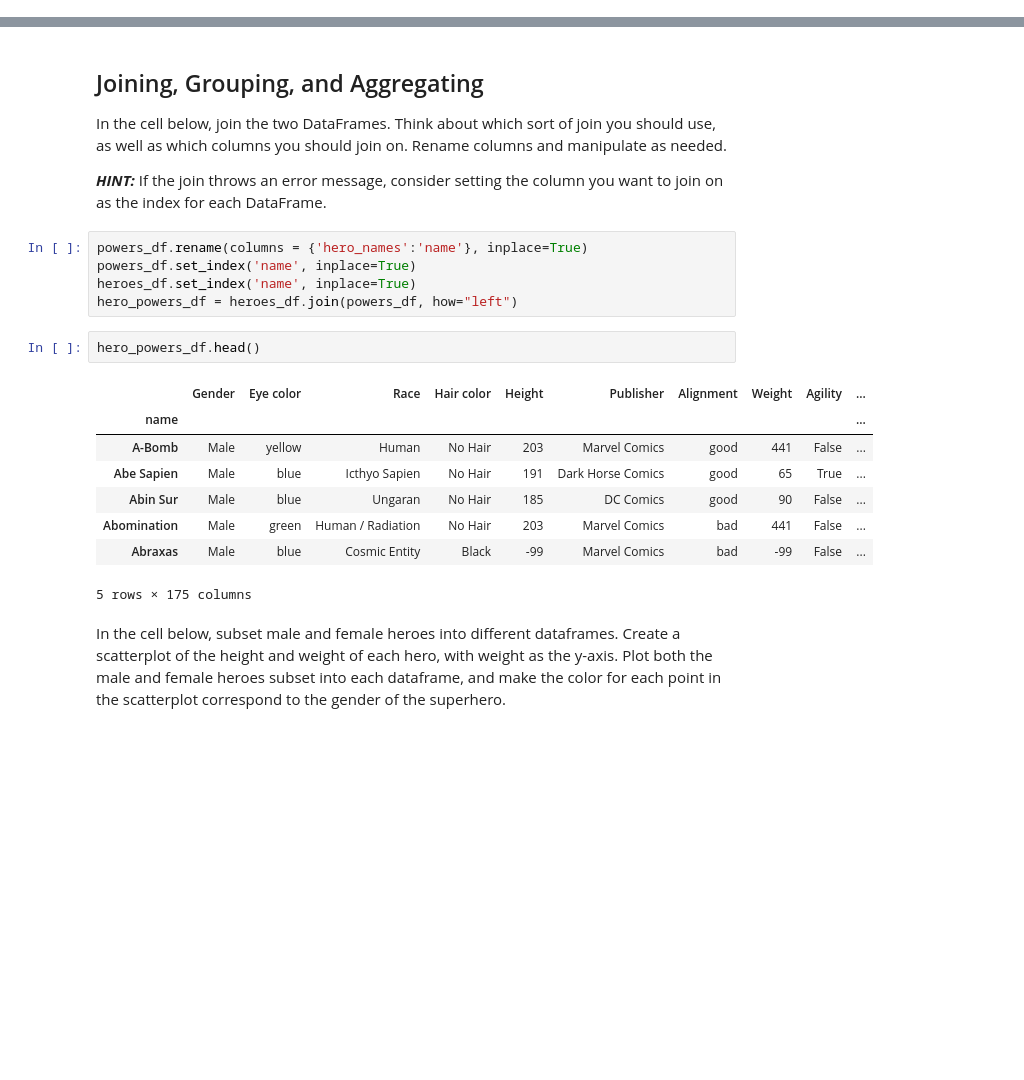
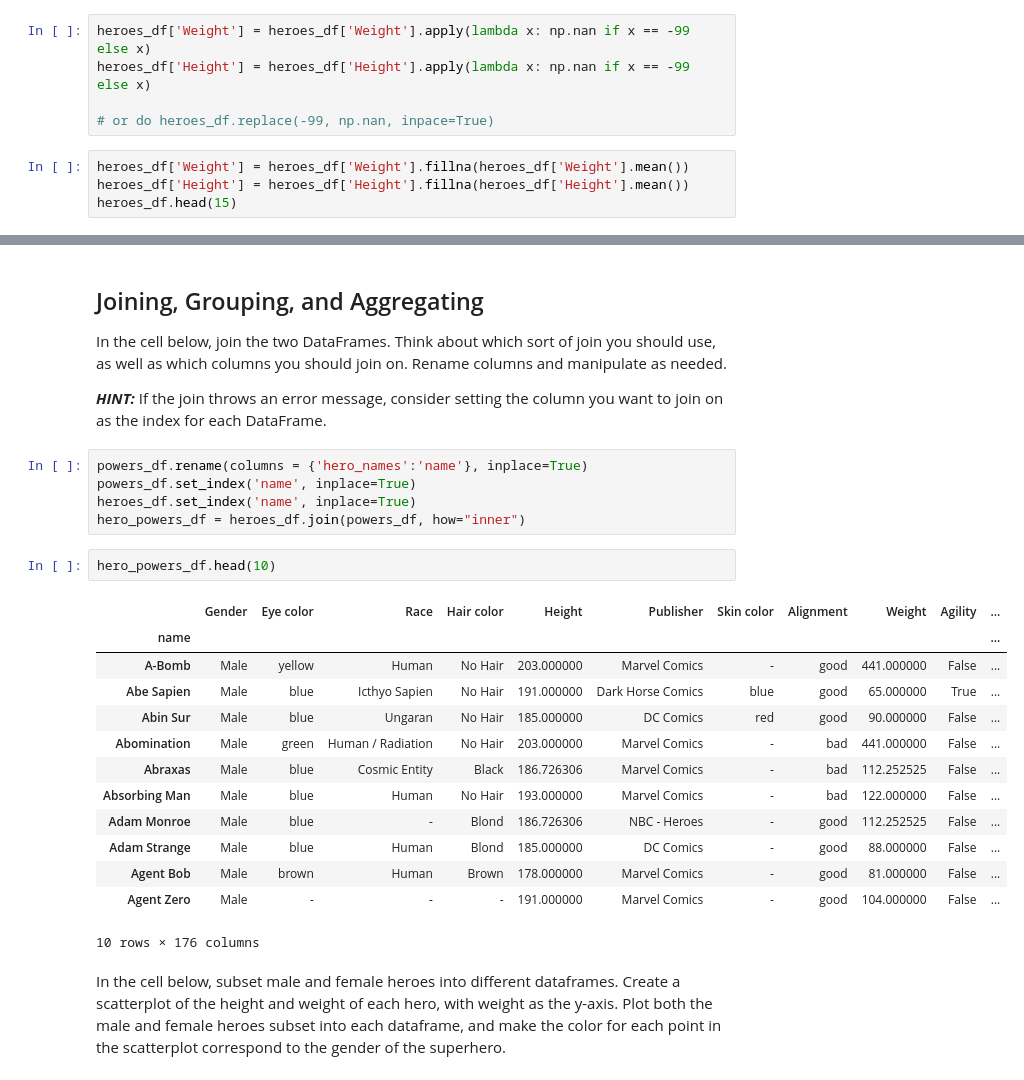
Before and after one commit to kemepley/dsc-data-cleaning-project-dc-ds-career-042219, a Jupyter notebook: Data Cleaning Project.ipynb, the cells around one changed output, grey strips where cells are left out. Saved outputs shown, nothing was run; the diff lists cells and outputs as text; blank space fills up the shorter version.

```diff
--- a/Data Cleaning Project.ipynb
+++ b/Data Cleaning Project.ipynb
@@ -119,3 +124,12 @@ Note that if you need to add more cells to write code in, you can do this by:
 
 Describe your strategy below this line:
 ____________________________________________________________________________________________________________________________
+# %%
+heroes_df['Weight'] = heroes_df['Weight'].apply(lambda x: np.nan if x == -99 else x)
+heroes_df['Height'] = heroes_df['Height'].apply(lambda x: np.nan if x == -99 else x)
+
+# or do heroes_df.replace(-99, np.nan, inpace=True)
+# %%
+heroes_df['Weight'] = heroes_df['Weight'].fillna(heroes_df['Weight'].mean())
+heroes_df['Height'] = heroes_df['Height'].fillna(heroes_df['Height'].mean())
+heroes_df.head(15)
@@ -176,18 +200,23 @@ In the cell below, join the two DataFrames.  Think about which sort of join you
 powers_df.rename(columns = {'hero_names':'name'}, inplace=True)
 powers_df.set_index('name', inplace=True)
 heroes_df.set_index('name', inplace=True)
-hero_powers_df = heroes_df.join(powers_df, how="left")
+hero_powers_df = heroes_df.join(powers_df, how="inner")
 # %%
-hero_powers_df.head()
+hero_powers_df.head(10)
 # %% [output]
-|  | Gender | Eye color | Race | Hair color | Height | Publisher | Alignment | Weight | Agility | ... |
-| name |  |  |  |  |  |  |  |  |  | ... |
-| A-Bomb | Male | yellow | Human | No Hair | 203 | Marvel Comics | good | 441 | False | ... |
-| Abe Sapien | Male | blue | Icthyo Sapien | No Hair | 191 | Dark Horse Comics | good | 65 | True | ... |
-| Abin Sur | Male | blue | Ungaran | No Hair | 185 | DC Comics | good | 90 | False | ... |
-| Abomination | Male | green | Human / Radiation | No Hair | 203 | Marvel Comics | bad | 441 | False | ... |
-| Abraxas | Male | blue | Cosmic Entity | Black | -99 | Marvel Comics | bad | -99 | False | ... |
+|  | Gender | Eye color | Race | Hair color | Height | Publisher | Skin color | Alignment | Weight | Agility | ... |
+| name |  |  |  |  |  |  |  |  |  |  | ... |
+| A-Bomb | Male | yellow | Human | No Hair | 203.000000 | Marvel Comics | - | good | 441.000000 | False | ... |
+| Abe Sapien | Male | blue | Icthyo Sapien | No Hair | 191.000000 | Dark Horse Comics | blue | good | 65.000000 | True | ... |
+| Abin Sur | Male | blue | Ungaran | No Hair | 185.000000 | DC Comics | red | good | 90.000000 | False | ... |
+| Abomination | Male | green | Human / Radiation | No Hair | 203.000000 | Marvel Comics | - | bad | 441.000000 | False | ... |
+| Abraxas | Male | blue | Cosmic Entity | Black | 186.726306 | Marvel Comics | - | bad | 112.252525 | False | ... |
+| Absorbing Man | Male | blue | Human | No Hair | 193.000000 | Marvel Comics | - | bad | 122.000000 | False | ... |
+| Adam Monroe | Male | blue | - | Blond | 186.726306 | NBC - Heroes | - | good | 112.252525 | False | ... |
+| Adam Strange | Male | blue | Human | Blond | 185.000000 | DC Comics | - | good | 88.000000 | False | ... |
+| Agent Bob | Male | brown | Human | Brown | 178.000000 | Marvel Comics | - | good | 81.000000 | False | ... |
+| Agent Zero | Male | - | - | - | 191.000000 | Marvel Comics | - | good | 104.000000 | False | ... |
-5 rows × 175 columns
+10 rows × 176 columns
 # %% [markdown]
 In the cell below, subset male and female heroes into different dataframes.  Create a scatterplot of the height and weight of each hero, with weight as the y-axis.  Plot both the male and female heroes subset into each dataframe, and make the color for each point in the scatterplot correspond to the gender of the superhero.
 # %%
```
Also changed, not shown: parts of 9 cells of this notebook.
